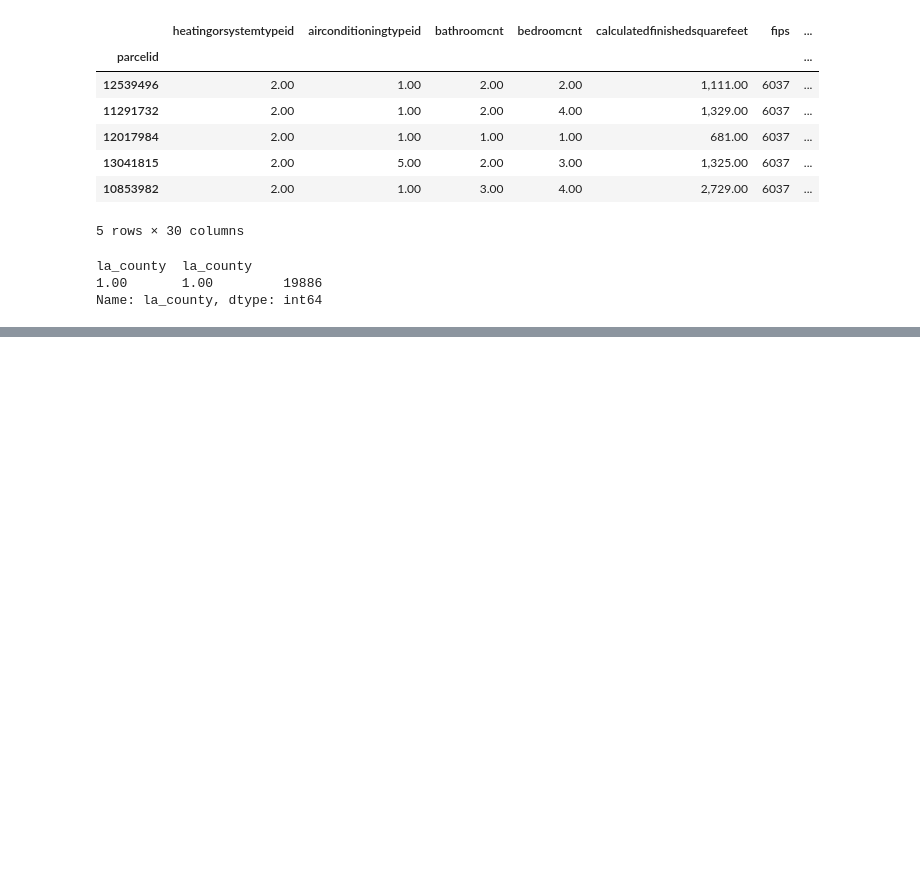
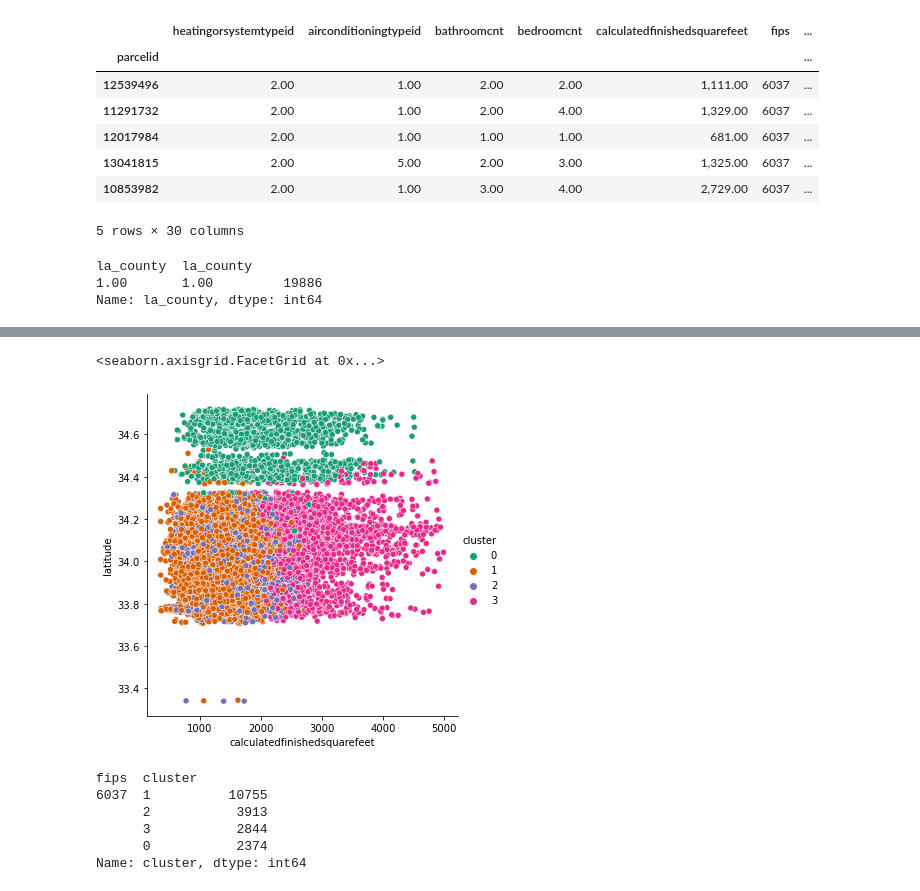
Before and after one commit to davidb-and-john/clustering-project, a Jupyter notebook: final_cluster_model.ipynb, the cells around one changed output, grey strips where cells are left out. Drawn from its saved outputs; the diff is of its cells as text; code cells hidden in the pictures; blank space fills up the shorter version.

```diff
--- a/final_cluster_model.ipynb
+++ b/final_cluster_model.ipynb
@@ -349,0 +441,14 @@ la_train_scaled.shape
+# %%
+sns.relplot(data=la_train, x='calculatedfinishedsquarefeet', y='latitude', hue='cluster', palette= 'Dark2')
+# %% [output]
+<seaborn.axisgrid.FacetGrid at 0x...>
+[figure, added]
+# %%
+la_train.groupby('fips').cluster.value_counts()
+# %% [output]
+fips  cluster
+6037  1          10755
+      2           3913
+      3           2844
+      0           2374
+Name: cluster, dtype: int64
```
Also changed, not shown: parts of 15 cells of this notebook, 1 other file.
